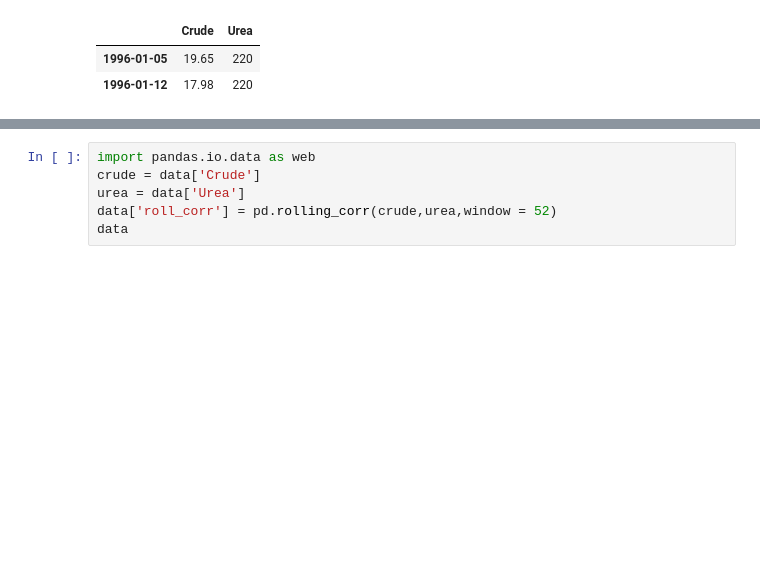
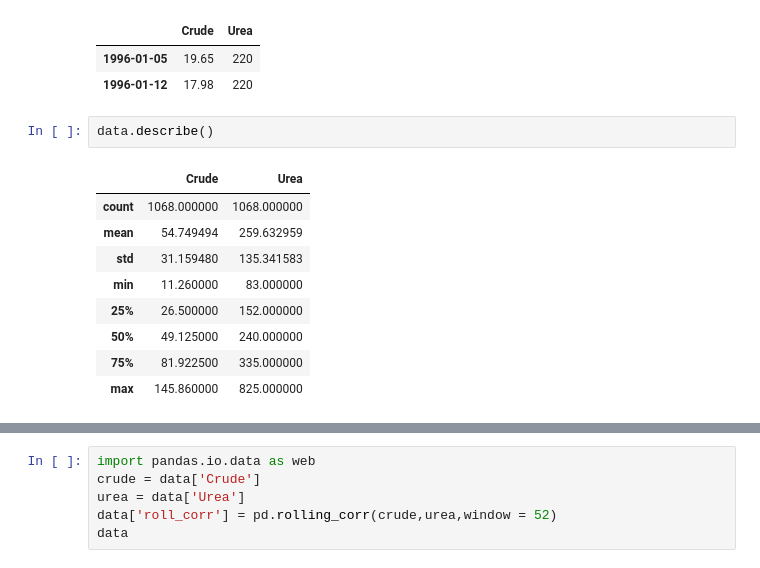
Before and after one commit to stei0792/chspython, a Jupyter notebook: Crude-Urea-Correlation.ipynb, the cells around one changed output, grey strips where cells are left out. Saved outputs shown, nothing was run; the diff lists cells and outputs as text; blank space fills up the shorter version.

```diff
--- a/Crude-Urea-Correlation.ipynb
+++ b/Crude-Urea-Correlation.ipynb
@@ -36,3 +36,15 @@ data.head(2)
 |  | Crude | Urea |
 | 1996-01-05 | 19.65 | 220 |
 | 1996-01-12 | 17.98 | 220 |
+# %%
+data.describe()
+# %% [output]
+|  | Crude | Urea |
+| count | 1068.000000 | 1068.000000 |
+| mean | 54.749494 | 259.632959 |
+| std | 31.159480 | 135.341583 |
+| min | 11.260000 | 83.000000 |
+| 25% | 26.500000 | 152.000000 |
+| 50% | 49.125000 | 240.000000 |
+| 75% | 81.922500 | 335.000000 |
+| max | 145.860000 | 825.000000 |
```
Also changed, not shown: parts of 3 cells of this notebook.
